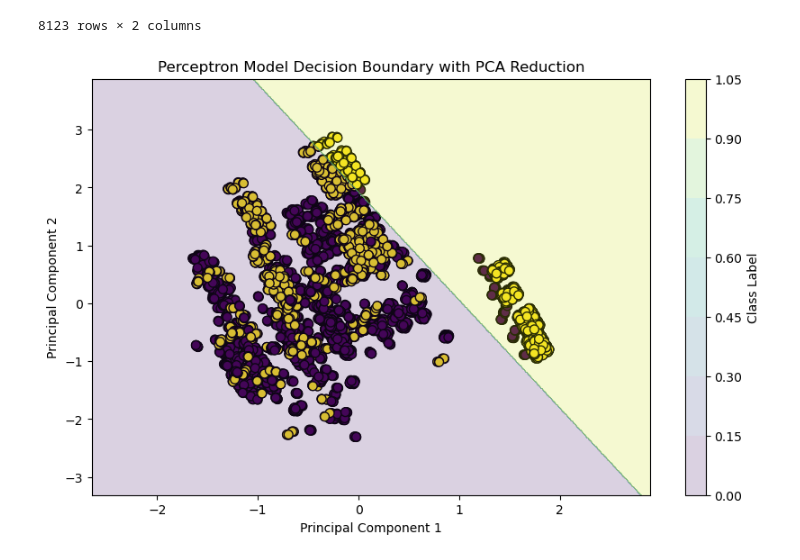
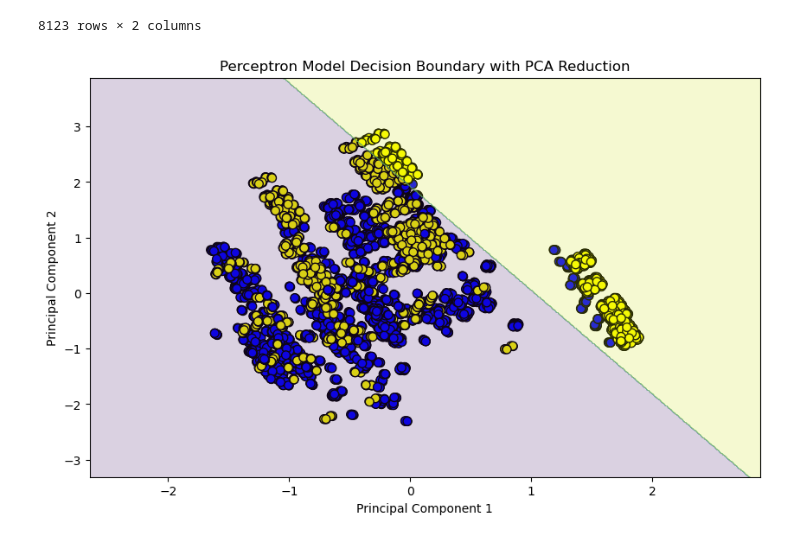
Before and after one commit to KhanhTheChau/MHUD-CT294, a Jupyter notebook: Nhap/perceptron.ipynb, the cells around one changed output. Cells and saved outputs as stored; diff of their text form; code cells hidden in the pictures.

```diff
--- a/Nhap/perceptron.ipynb
+++ b/Nhap/perceptron.ipynb
@@ -328,24 +328,25 @@ pd.DataFrame(data = features_pca)
 8123 rows × 2 columns
 # %%
 # Plot the reduced data
+
+colors = np.where(target == 0, 'blue', 'yellow')
 plt.figure(figsize=(10, 6))
-plt.scatter(features_pca[:, 0], features_pca[:, 1], c=target, cmap='viridis', edgecolor='k', s=50)
+plt.scatter(features_pca[:, 0], features_pca[:, 1], c=colors, cmap='viridis', edgecolor='k', s=50)
 
 # Create a mesh grid for the decision boundary
 x_min, x_max = features_pca[:, 0].min() - 1, features_pca[:, 0].max() + 1
 y_min, y_max = features_pca[:, 1].min() - 1, features_pca[:, 1].max() + 1
 xx, yy = np.meshgrid(np.arange(x_min, x_max, 0.01), np.arange(y_min, y_max, 0.01))
 
 # Predict on the mesh grid
 Z = perceptron_model.predict(pca_model.inverse_transform(np.c_[xx.ravel(), yy.ravel()]))
 Z = Z.reshape(xx.shape)
 
 # Plot decision boundary
 plt.contourf(xx, yy, Z, alpha=0.2, cmap='viridis')
 plt.title("Perceptron Model Decision Boundary with PCA Reduction")
 plt.xlabel("Principal Component 1")
 plt.ylabel("Principal Component 2")
-plt.colorbar(label='Class Label')
 plt.show()
 # %% [output]
-[figure, old version]
+[figure, new version]
```
Also changed, not shown: 8 other files.
